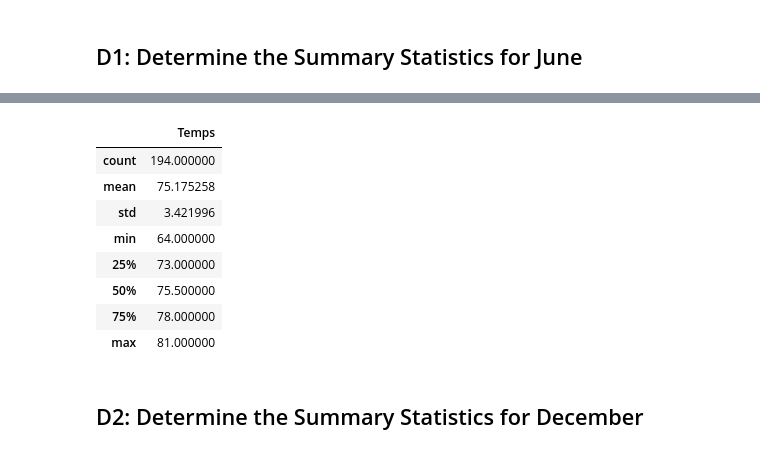
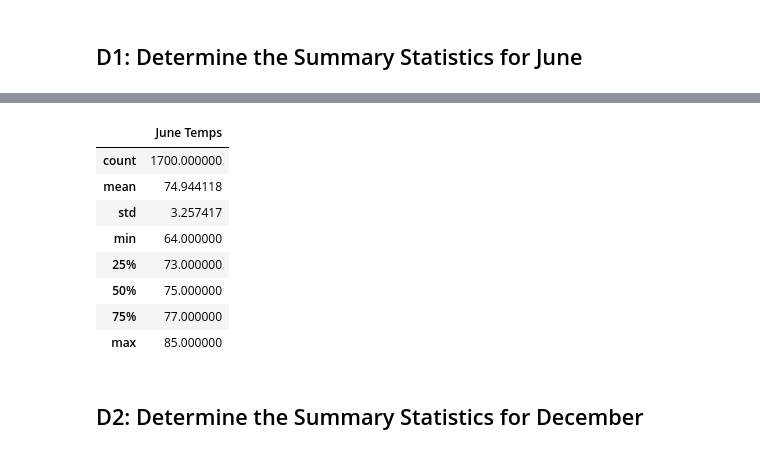
Before and after one commit to SamvsP4K/surfs_up, a Jupyter notebook: Assignment/SurfsUp_Challenge.ipynb, the cells around one changed output, grey strips where cells are left out. Drawn from its saved outputs; the diff is of its cells as text; code cells hidden in the pictures.

```diff
--- a/Assignment/SurfsUp_Challenge.ipynb
+++ b/Assignment/SurfsUp_Challenge.ipynb
@@ -34,8 +34,4 @@ Base.classes.keys()
 # Import the sqlalchemy extract function.
 from sqlalchemy import extract
 # 1. Write a query that filters the Measurement table to retrieve the temperatures for the month of June.
-startDate = datetime.date(2016,6,1)
-endDate = datetime.date(2016,6,30)
-
-results = session.query(Measurement.date,Measurement.tobs).filter(Measurement.date >= startDate, Measurement.date <= endDate).all()
-results
+june_temps = session.query(Measurement).filter(extract('month', Measurement.date) == 6)
@@ -60,5 +38,5 @@ results
 # %%
 # 2. Convert the June temperatures to a list.
-results_type = type(results)
-results_type
+june_temps_list = [temp.tobs for temp in june_temps]
+june_temps_list
 # %% [output]
@@ -66,5 +60,5 @@ list
 # %%
 # 3. Create a DataFrame from the list of temperatures for the month of June.
-df = pd.DataFrame(results,columns=["June","Temps"])
-df
+june_df = pd.DataFrame(june_temps_list,columns=['June Temps'])
+june_df
 # %% [output]
@@ -84,16 +78,16 @@ df
 # %%
 # 4. Calculate and print out the summary statistics for the June temperature DataFrame.
-df.describe()
+june_df.describe()
 # %% [output]
-|  | Temps |
-| count | 194.000000 |
-| mean | 75.175258 |
-| std | 3.421996 |
+|  | June Temps |
+| count | 1700.000000 |
+| mean | 74.944118 |
+| std | 3.257417 |
 | min | 64.000000 |
 | 25% | 73.000000 |
-| 50% | 75.500000 |
-| 75% | 78.000000 |
-| max | 81.000000 |
+| 50% | 75.000000 |
+| 75% | 77.000000 |
+| max | 85.000000 |
 # %%
 # 5. Return to your challenge instructions to compare your summary statistics
 # %% [markdown]
```
Also changed, not shown: parts of 7 cells of this notebook.
